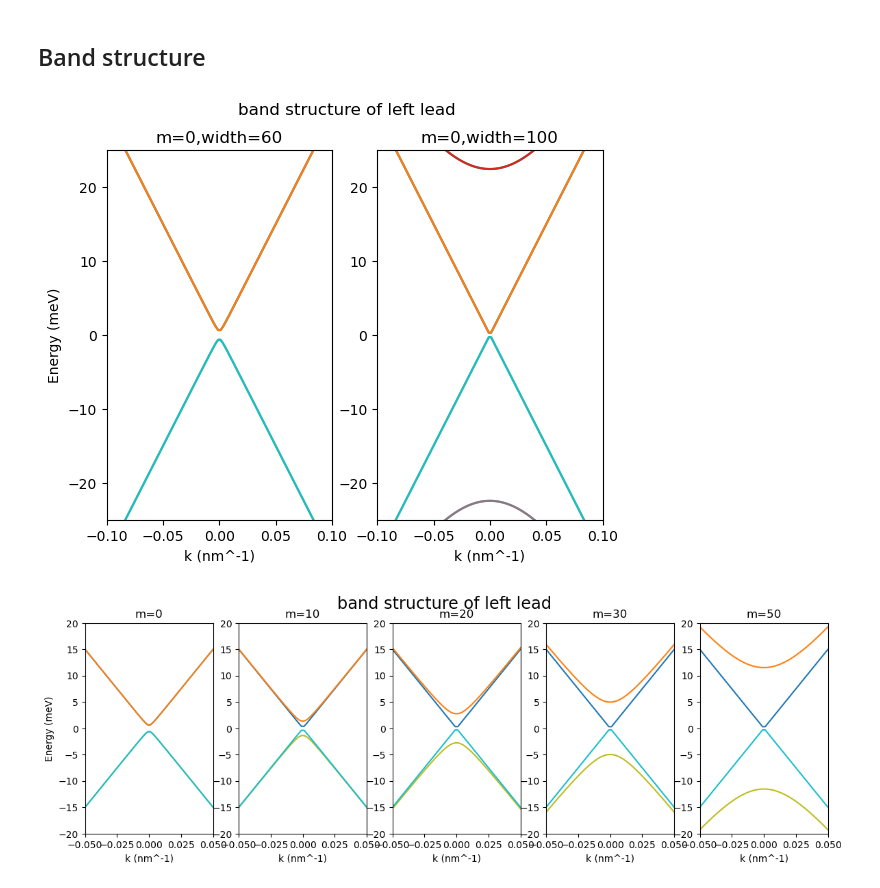
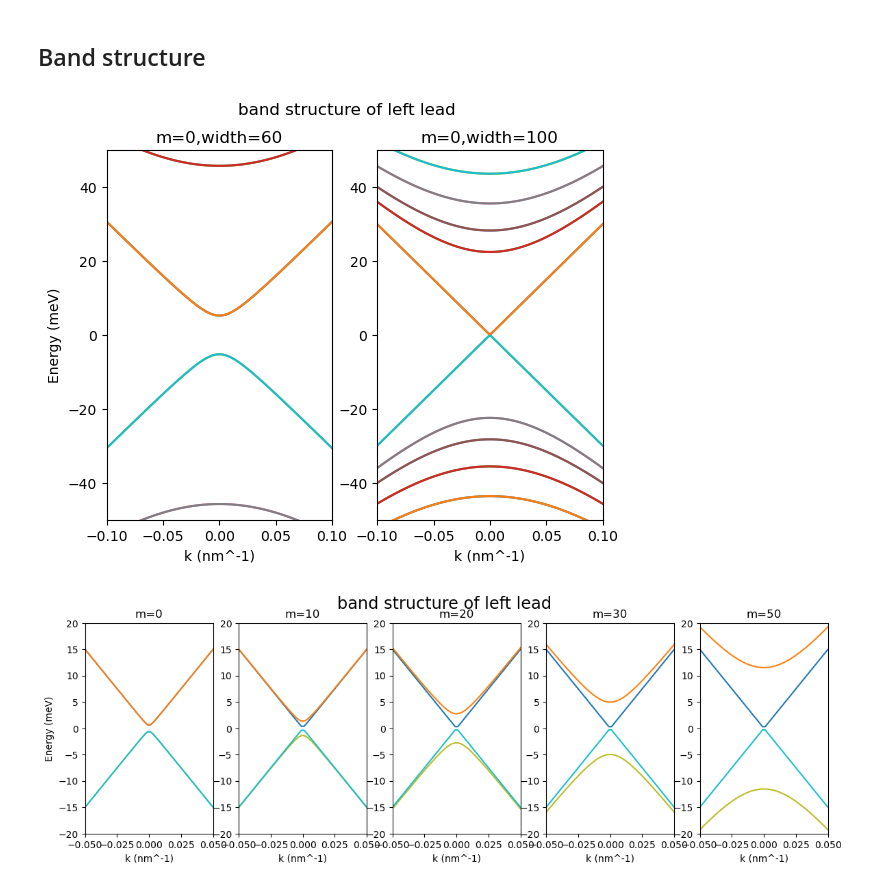
Before and after one commit to Xky123ff/GIT--DEMO, a Jupyter notebook: QSHE.ipynb, the cells around one changed output. Drawn from its saved outputs; the diff is of its cells as text; code cells hidden in the pictures.

```diff
--- a/QSHE.ipynb
+++ b/QSHE.ipynb
@@ -102,24 +102,24 @@ kwant.plot(syst1);
 # %%
 fig, (ax1,ax2) = plt.subplots(1,2)
 fig.suptitle('band structure of left lead')
 
 x_lim=0.1
-y_lim=25
+y_lim=50
 ax1.set_ylabel('Energy (meV)')
 ax1.set_title('m=0,width=60')
 ax2.set_title('m=0,width=100')
 for ax in (ax1,ax2):
     ax.set_xlabel('k (nm^-1)')
     ax.set_ylim(-y_lim,y_lim)
     ax.set_xlim(-x_lim,x_lim)
 
-syst1=make_syst(width=60,leads_model=model_MTI()).leads[0]
+syst1=make_syst(width=30,leads_model=model_MTI()).leads[0]
 syst2=make_syst(width=100,leads_model=model_MTI()).leads[0]
 
 kwant.plotter.bands(syst1,momenta=np.linspace(-x_lim, x_lim, 100), ax=ax1, params=dict(m=0));
 kwant.plotter.bands(syst2,momenta=np.linspace(-x_lim, x_lim, 100), ax=ax2, params=dict(m=0));
 # %% [output]
-[figure, old version]
+[figure, new version]
 # %%
 syst1=make_syst(width=60,length=300,leads_model=model_MTI()).leads[0]
 
```
Also changed, not shown: parts of 14 cells of this notebook, 3 other files.
